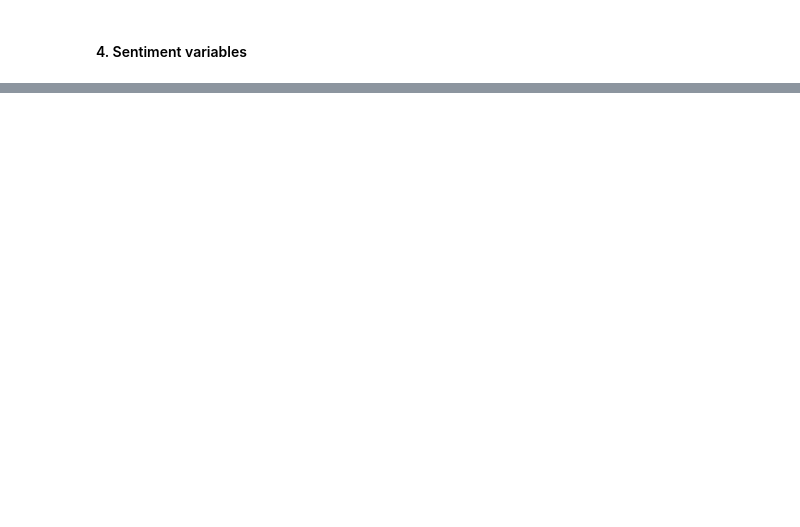
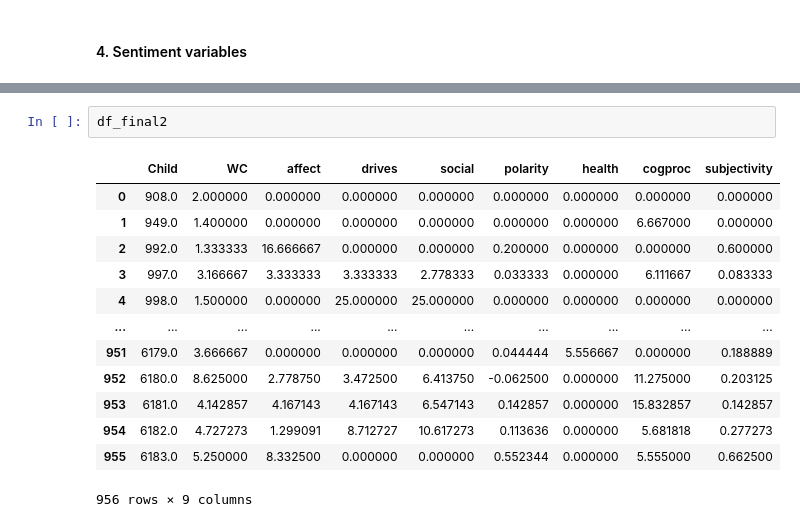
Before and after one commit to MovezNetwork/InfluencersPrediction, a Jupyter notebook: notebooks/EDA_Communication_Data.ipynb, the cells around one changed output, grey strips where cells are left out. Saved outputs shown, nothing was run; the diff lists cells and outputs as text; blank space fills up the shorter version.

```diff
--- a/notebooks/EDA_Communication_Data.ipynb
+++ b/notebooks/EDA_Communication_Data.ipynb
@@ -318,0 +362,16 @@ df_liwc[['Child','UMID','Text','Recipient','Type','Likes','WC']]
+# %%
+df_final2
+# %% [output]
+|  | Child | WC | affect | drives | social | polarity | health | cogproc | subjectivity |
+| 0 | 908.0 | 2.000000 | 0.000000 | 0.000000 | 0.000000 | 0.000000 | 0.000000 | 0.000000 | 0.000000 |
+| 1 | 949.0 | 1.400000 | 0.000000 | 0.000000 | 0.000000 | 0.000000 | 0.000000 | 6.667000 | 0.000000 |
+| 2 | 992.0 | 1.333333 | 16.666667 | 0.000000 | 0.000000 | 0.200000 | 0.000000 | 0.000000 | 0.600000 |
+| 3 | 997.0 | 3.166667 | 3.333333 | 3.333333 | 2.778333 | 0.033333 | 0.000000 | 6.111667 | 0.083333 |
+| 4 | 998.0 | 1.500000 | 0.000000 | 25.000000 | 25.000000 | 0.000000 | 0.000000 | 0.000000 | 0.000000 |
+| ... | ... | ... | ... | ... | ... | ... | ... | ... | ... |
+| 951 | 6179.0 | 3.666667 | 0.000000 | 0.000000 | 0.000000 | 0.044444 | 5.556667 | 0.000000 | 0.188889 |
+| 952 | 6180.0 | 8.625000 | 2.778750 | 3.472500 | 6.413750 | -0.062500 | 0.000000 | 11.275000 | 0.203125 |
+| 953 | 6181.0 | 4.142857 | 4.167143 | 4.167143 | 6.547143 | 0.142857 | 0.000000 | 15.832857 | 0.142857 |
+| 954 | 6182.0 | 4.727273 | 1.299091 | 8.712727 | 10.617273 | 0.113636 | 0.000000 | 5.681818 | 0.277273 |
+| 955 | 6183.0 | 5.250000 | 8.332500 | 0.000000 | 0.000000 | 0.552344 | 0.000000 | 5.555000 | 0.662500 |
+956 rows × 9 columns
```
Also changed, not shown: parts of 10 cells of this notebook, 1 other file.
